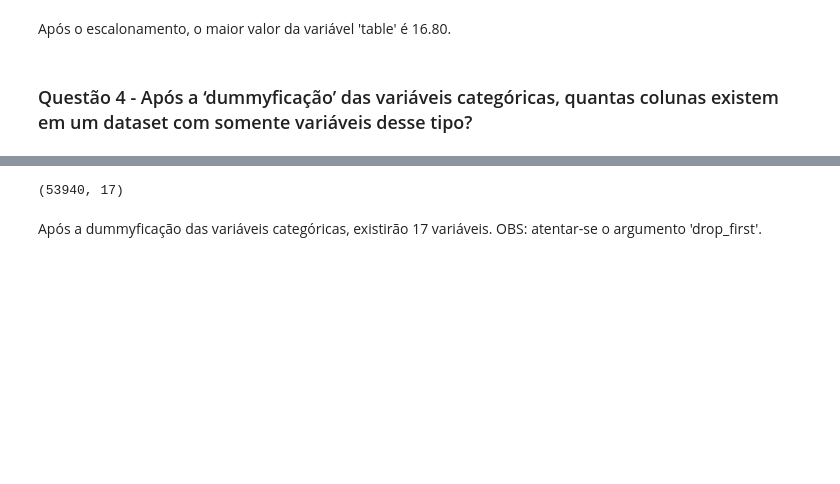
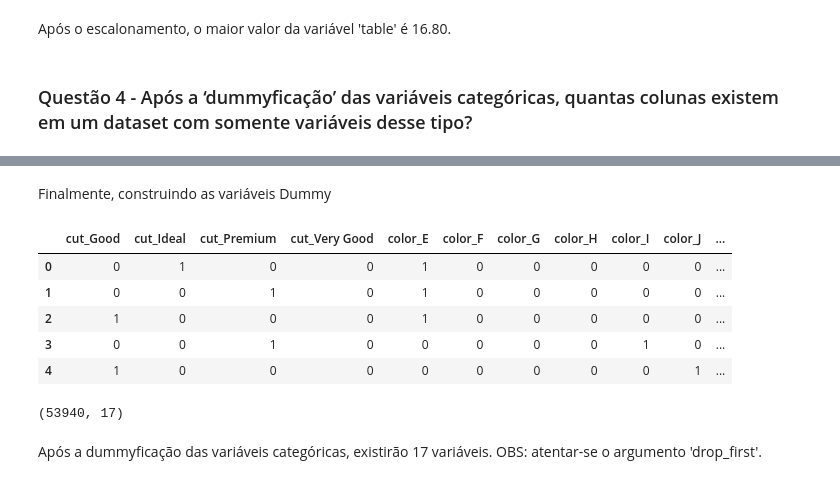
Before and after one commit to qymera0/per_dncPython, a Jupyter notebook: dncEstatAvDay/[DEX]_Gabarito_Estatística_Avançada.ipynb, the cells around one changed output, grey strips where cells are left out. Drawn from its saved outputs; the diff is of its cells as text; code cells hidden in the pictures; blank space fills up the shorter version.

```diff
--- a/dncEstatAvDay/[DEX]_Gabarito_Estatística_Avançada.ipynb
+++ b/dncEstatAvDay/[DEX]_Gabarito_Estatística_Avançada.ipynb
@@ -133,5 +186,16 @@ dfCat = dfCat.astype('category')
+# %% [markdown]
+Finalmente, construindo as variáveis Dummy
 # %%
 dfCat = pd.get_dummies(dfCat, drop_first = True)
+
+dfCat.head()
+# %% [output]
+|  | cut_Good | cut_Ideal | cut_Premium | cut_Very Good | color_E | color_F | color_G | color_H | color_I | color_J | ... |
+| 0 | 0 | 1 | 0 | 0 | 1 | 0 | 0 | 0 | 0 | 0 | ... |
+| 1 | 0 | 0 | 1 | 0 | 1 | 0 | 0 | 0 | 0 | 0 | ... |
+| 2 | 1 | 0 | 0 | 0 | 1 | 0 | 0 | 0 | 0 | 0 | ... |
+| 3 | 0 | 0 | 1 | 0 | 0 | 0 | 0 | 0 | 1 | 0 | ... |
+| 4 | 1 | 0 | 0 | 0 | 0 | 0 | 0 | 0 | 0 | 1 | ... |
 # %%
 dfCat.shape
 # %% [output]
```
Also changed, not shown: parts of 33 cells of this notebook.
